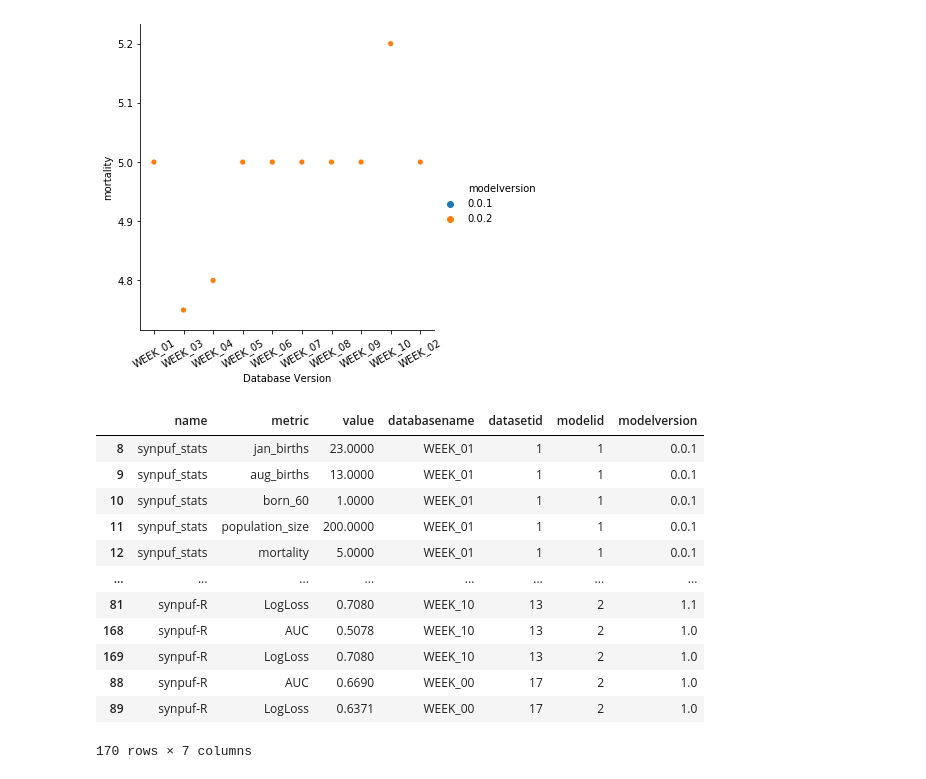
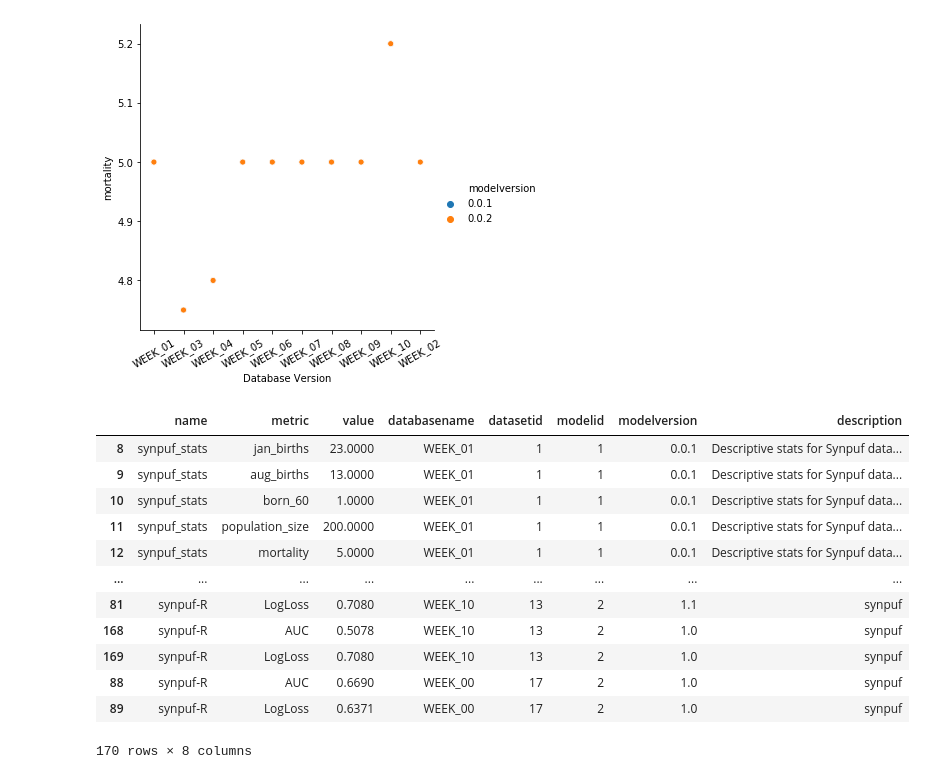
Before and after one commit to alan-turing-institute/ModMon, a Jupyter notebook: notebooks/Visualise model monitoring.ipynb, the cells around one changed output. Drawn from its saved outputs; the diff is of its cells as text; code cells hidden in the pictures.

```diff
--- a/notebooks/Visualise model monitoring.ipynb
+++ b/notebooks/Visualise model monitoring.ipynb
@@ -86,27 +86,28 @@ chart
 [figure]
 # %%
 query = """
-SELECT m.name, r.metric, r.value, d.databasename, d.datasetid, m.modelid, r.modelversion
-FROM results AS r, datasets AS d, models AS m
+SELECT m.name, r.metric, r.value, d.databasename, d.datasetid, m.modelid, r.modelversion, q.description
+FROM results AS r, datasets AS d, models AS m, researchQuestions AS q
 WHERE r.testdatasetid = d.datasetid
-AND r.modelid = m.modelid;
+AND r.modelid = m.modelid
+AND m.questionid = q.questionid;
 """
 results = pd.read_sql(query, cnxn)
 results = results.sort_values(by=['modelid', 'datasetid'])
 results
 # %% [output]
-|  | name | metric | value | databasename | datasetid | modelid | modelversion |
-| 8 | synpuf_stats | jan_births | 23.0000 | WEEK_01 | 1 | 1 | 0.0.1 |
-| 9 | synpuf_stats | aug_births | 13.0000 | WEEK_01 | 1 | 1 | 0.0.1 |
-| 10 | synpuf_stats | born_60 | 1.0000 | WEEK_01 | 1 | 1 | 0.0.1 |
-| 11 | synpuf_stats | population_size | 200.0000 | WEEK_01 | 1 | 1 | 0.0.1 |
-| 12 | synpuf_stats | mortality | 5.0000 | WEEK_01 | 1 | 1 | 0.0.1 |
-| ... | ... | ... | ... | ... | ... | ... | ... |
-| 81 | synpuf-R | LogLoss | 0.7080 | WEEK_10 | 13 | 2 | 1.1 |
-| 168 | synpuf-R | AUC | 0.5078 | WEEK_10 | 13 | 2 | 1.0 |
-| 169 | synpuf-R | LogLoss | 0.7080 | WEEK_10 | 13 | 2 | 1.0 |
-| 88 | synpuf-R | AUC | 0.6690 | WEEK_00 | 17 | 2 | 1.0 |
-| 89 | synpuf-R | LogLoss | 0.6371 | WEEK_00 | 17 | 2 | 1.0 |
+|  | name | metric | value | databasename | datasetid | modelid | modelversion | description |
+| 8 | synpuf_stats | jan_births | 23.0000 | WEEK_01 | 1 | 1 | 0.0.1 | Descriptive stats for Synpuf data... |
+| 9 | synpuf_stats | aug_births | 13.0000 | WEEK_01 | 1 | 1 | 0.0.1 | Descriptive stats for Synpuf data... |
+| 10 | synpuf_stats | born_60 | 1.0000 | WEEK_01 | 1 | 1 | 0.0.1 | Descriptive stats for Synpuf data... |
+| 11 | synpuf_stats | population_size | 200.0000 | WEEK_01 | 1 | 1 | 0.0.1 | Descriptive stats for Synpuf data... |
+| 12 | synpuf_stats | mortality | 5.0000 | WEEK_01 | 1 | 1 | 0.0.1 | Descriptive stats for Synpuf data... |
+| ... | ... | ... | ... | ... | ... | ... | ... | ... |
+| 81 | synpuf-R | LogLoss | 0.7080 | WEEK_10 | 13 | 2 | 1.1 | synpuf |
+| 168 | synpuf-R | AUC | 0.5078 | WEEK_10 | 13 | 2 | 1.0 | synpuf |
+| 169 | synpuf-R | LogLoss | 0.7080 | WEEK_10 | 13 | 2 | 1.0 | synpuf |
+| 88 | synpuf-R | AUC | 0.6690 | WEEK_00 | 17 | 2 | 1.0 | synpuf |
+| 89 | synpuf-R | LogLoss | 0.6371 | WEEK_00 | 17 | 2 | 1.0 | synpuf |
-170 rows × 7 columns
+170 rows × 8 columns
 # %%
 results['model'] = results['name'] + '_' + results['modelversion']
```
Also changed, not shown: parts of 2 cells of this notebook.
